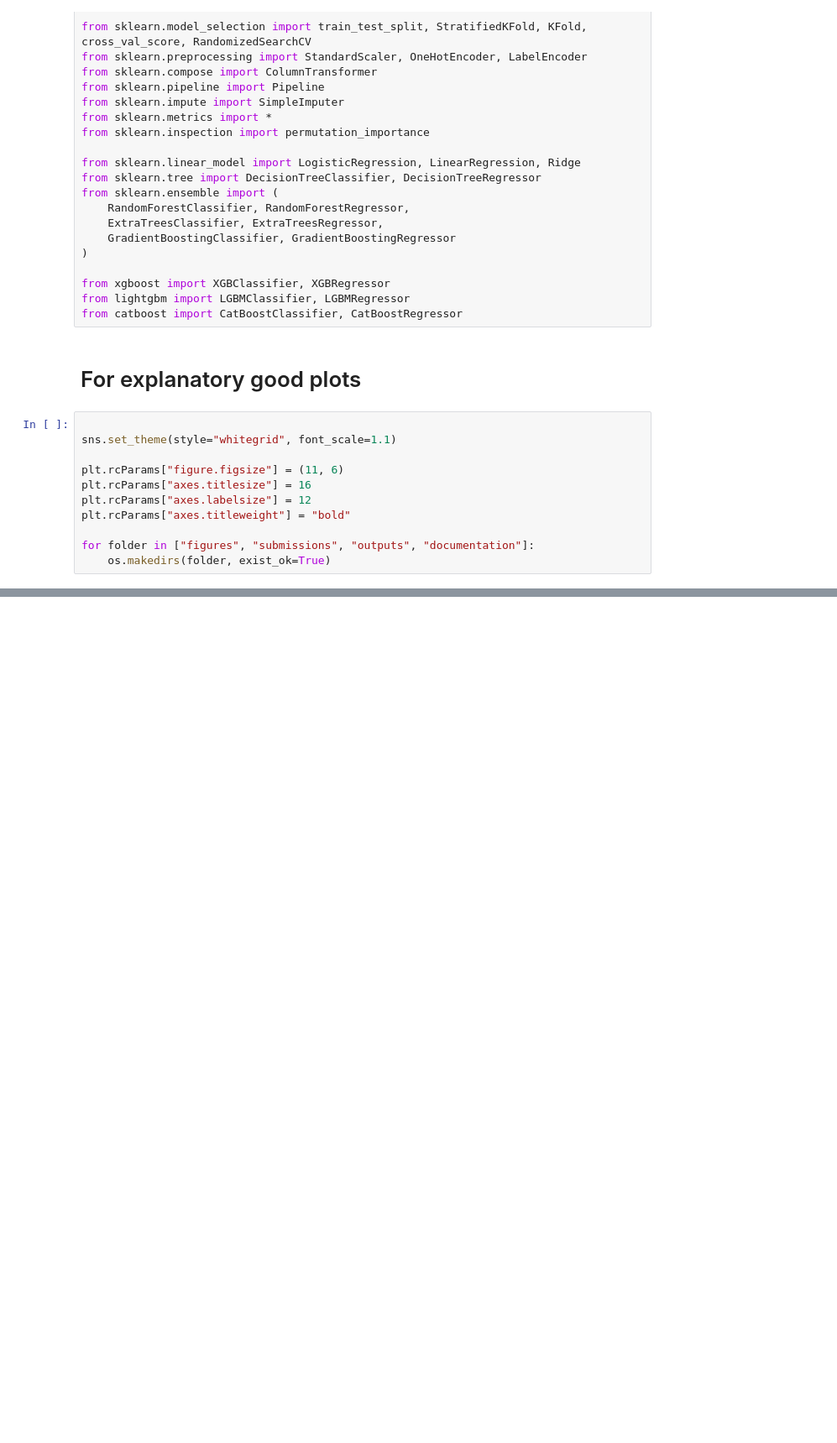
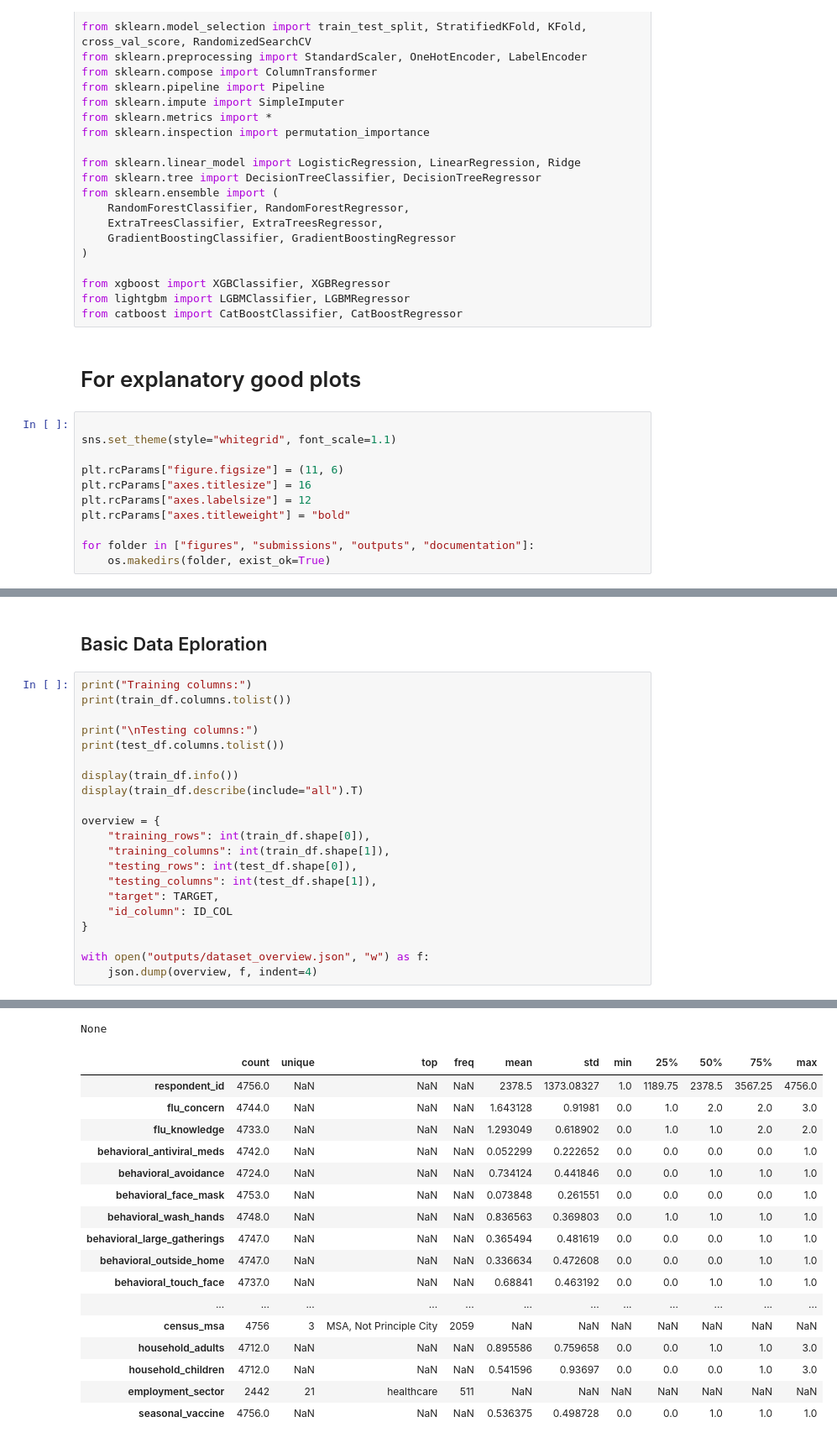
Before and after one commit to B-DS-Research/B6_Research, a Jupyter notebook: RMDS_Hackathon.ipynb, the cells around one changed output, grey strips where cells are left out. Shown at 84% size. Drawn from its saved outputs; the diff is of its cells as text; blank space fills up the shorter version.

```diff
--- a/RMDS_Hackathon.ipynb
+++ b/RMDS_Hackathon.ipynb
@@ -92,0 +146,24 @@ FileNotFoundError: [Errno 2] No such file or directory: '/content/dataset_A_trai
+# %% [markdown]
+## Basic Data Eploration
+# %%
+print("Training columns:")
+print(train_df.columns.tolist())
+
+print("\nTesting columns:")
+print(test_df.columns.tolist())
+
+display(train_df.info())
+display(train_df.describe(include="all").T)
+
+overview = {
+    "training_rows": int(train_df.shape[0]),
+    "training_columns": int(train_df.shape[1]),
+    "testing_rows": int(test_df.shape[0]),
+    "testing_columns": int(test_df.shape[1]),
+    "target": TARGET,
+    "id_column": ID_COL
+}
+
+with open("outputs/dataset_overview.json", "w") as f:
+    json.dump(overview, f, indent=4)
+# %% [output]
@@ -92,0 +187,18 @@ FileNotFoundError: [Errno 2] No such file or directory: '/content/dataset_A_trai
+None
+|  | count | unique | top | freq | mean | std | min | 25% | 50% | 75% | max |
+| respondent_id | 4756.0 | NaN | NaN | NaN | 2378.5 | 1373.08327 | 1.0 | 1189.75 | 2378.5 | 3567.25 | 4756.0 |
+| flu_concern | 4744.0 | NaN | NaN | NaN | 1.643128 | 0.91981 | 0.0 | 1.0 | 2.0 | 2.0 | 3.0 |
+| flu_knowledge | 4733.0 | NaN | NaN | NaN | 1.293049 | 0.618902 | 0.0 | 1.0 | 1.0 | 2.0 | 2.0 |
+| behavioral_antiviral_meds | 4742.0 | NaN | NaN | NaN | 0.052299 | 0.222652 | 0.0 | 0.0 | 0.0 | 0.0 | 1.0 |
+| behavioral_avoidance | 4724.0 | NaN | NaN | NaN | 0.734124 | 0.441846 | 0.0 | 0.0 | 1.0 | 1.0 | 1.0 |
+| behavioral_face_mask | 4753.0 | NaN | NaN | NaN | 0.073848 | 0.261551 | 0.0 | 0.0 | 0.0 | 0.0 | 1.0 |
+| behavioral_wash_hands | 4748.0 | NaN | NaN | NaN | 0.836563 | 0.369803 | 0.0 | 1.0 | 1.0 | 1.0 | 1.0 |
+| behavioral_large_gatherings | 4747.0 | NaN | NaN | NaN | 0.365494 | 0.481619 | 0.0 | 0.0 | 0.0 | 1.0 | 1.0 |
+| behavioral_outside_home | 4747.0 | NaN | NaN | NaN | 0.336634 | 0.472608 | 0.0 | 0.0 | 0.0 | 1.0 | 1.0 |
+| behavioral_touch_face | 4737.0 | NaN | NaN | NaN | 0.68841 | 0.463192 | 0.0 | 0.0 | 1.0 | 1.0 | 1.0 |
+| ... | ... | ... | ... | ... | ... | ... | ... | ... | ... | ... | ... |
+| census_msa | 4756 | 3 | MSA, Not Principle City | 2059 | NaN | NaN | NaN | NaN | NaN | NaN | NaN |
+| household_adults | 4712.0 | NaN | NaN | NaN | 0.895586 | 0.759658 | 0.0 | 0.0 | 1.0 | 1.0 | 3.0 |
+| household_children | 4712.0 | NaN | NaN | NaN | 0.541596 | 0.93697 | 0.0 | 0.0 | 0.0 | 1.0 | 3.0 |
+| employment_sector | 2442 | 21 | healthcare | 511 | NaN | NaN | NaN | NaN | NaN | NaN | NaN |
+| seasonal_vaccine | 4756.0 | NaN | NaN | NaN | 0.536375 | 0.498728 | 0.0 | 0.0 | 1.0 | 1.0 | 1.0 |
```
Also changed, not shown: parts of 20 cells of this notebook.
